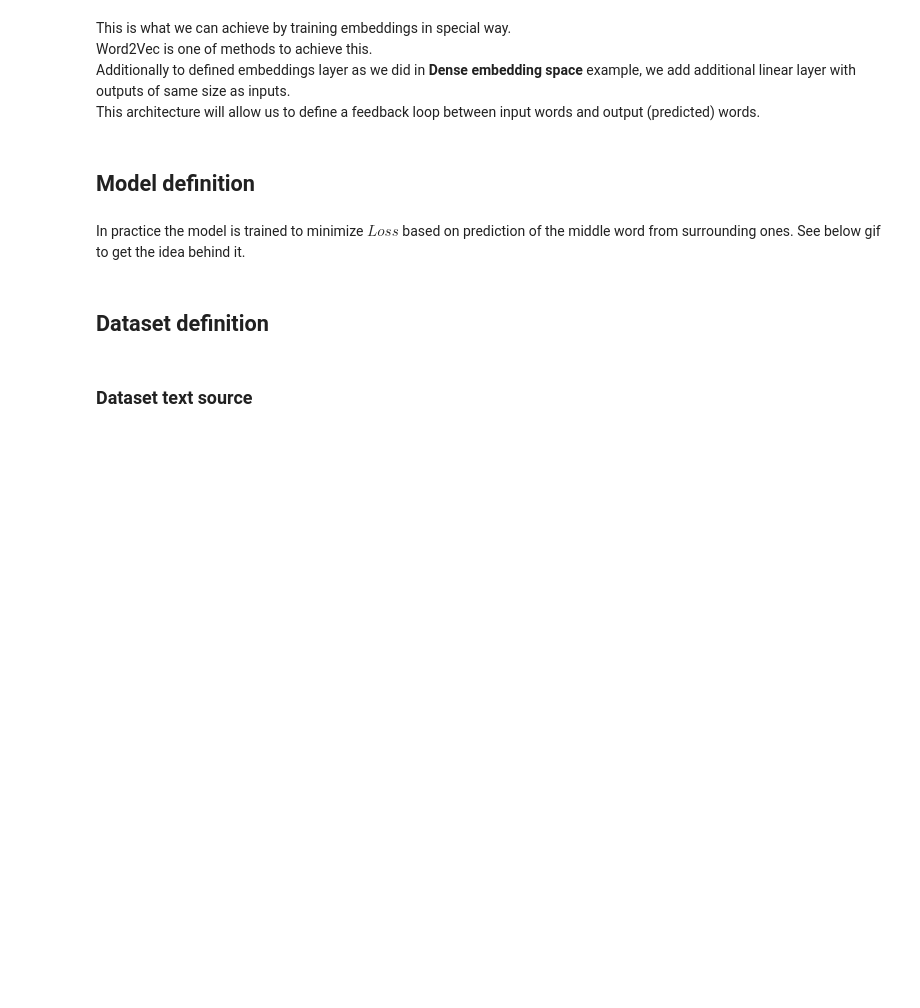
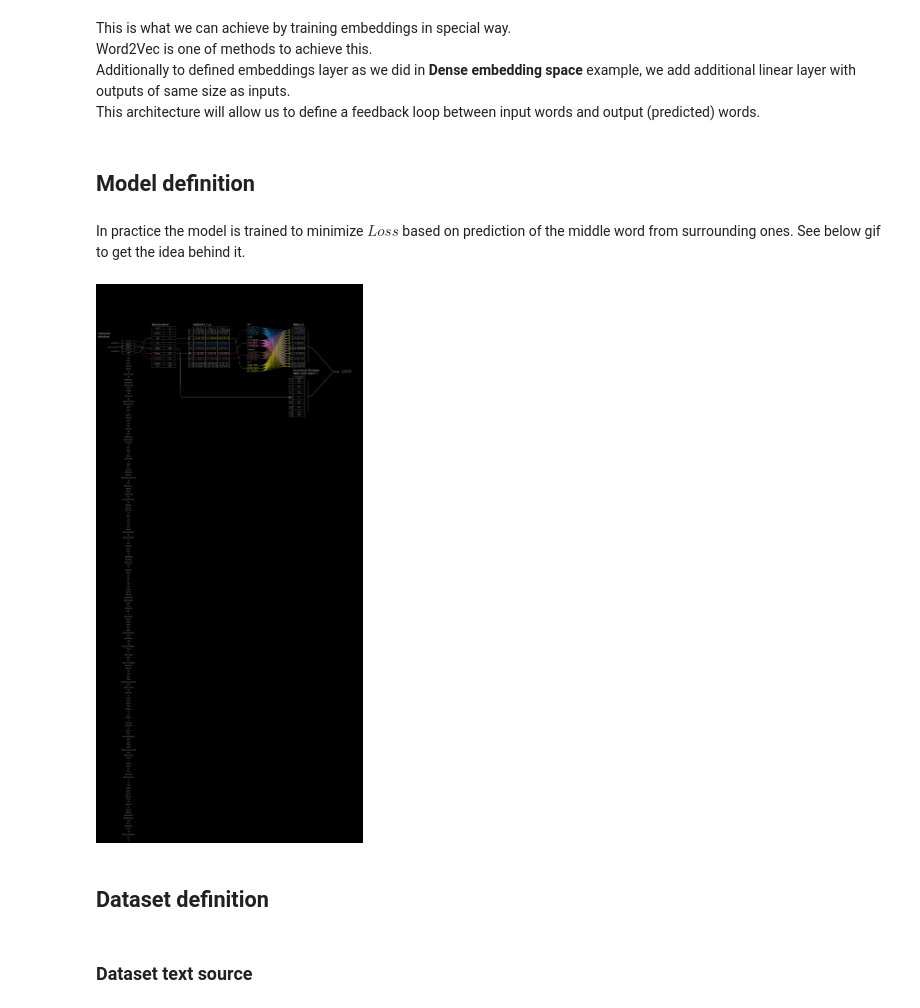
Before and after one commit to zostaw/learning-embeddings, a Jupyter notebook: learning-embeddings.ipynb, the cells around one changed output. Drawn from its saved outputs; the diff is of its cells as text; code cells hidden in the pictures; blank space fills up the shorter version.

```diff
--- a/learning-embeddings.ipynb
+++ b/learning-embeddings.ipynb
@@ -232,28 +304,30 @@ In practice the model is trained to minimize $Loss$ based on prediction of the m
 # %%
 # It takes ~35 seconds to generate the gif on Intel i7 with 16 GB Ram
 # Otherwise the gif is already generated and can be found in the resources folder
 # Also open gif separately, notebook doesn't load gifs
 import matplotlib.pyplot as plt
 import matplotlib.animation as animation
 from visualize_embedding_layers import draw_pipeline
 BGCOLOR="black"
 fig, ax = plt.subplots(figsize=(16, 9))
 fig.set_facecolor(BGCOLOR)
 
 def update(frame):
     plt.cla()
     fig.set_facecolor(BGCOLOR)
     ax.axis('off')
     draw_pipeline(text=text,
                     word_start_id=frame,
                     context_window_size=5,
                     embed_dims=3,
                     ax=ax,
                     bgcolor=BGCOLOR)
 
 ani = animation.FuncAnimation(fig=fig, func=update, frames=40, interval=100)
 writer = animation.PillowWriter(fps=1)
-ani.save('resources/model_training_scheme.gif',writer=writer)
+ani.save(resources_dir + 'model_training_scheme.gif', writer=writer)
+# %% [output]
+[figure, added]
 # %% [markdown]
 ## Dataset definition
 # %%
```
Also changed, not shown: parts of 14 cells of this notebook, 6 other files.
